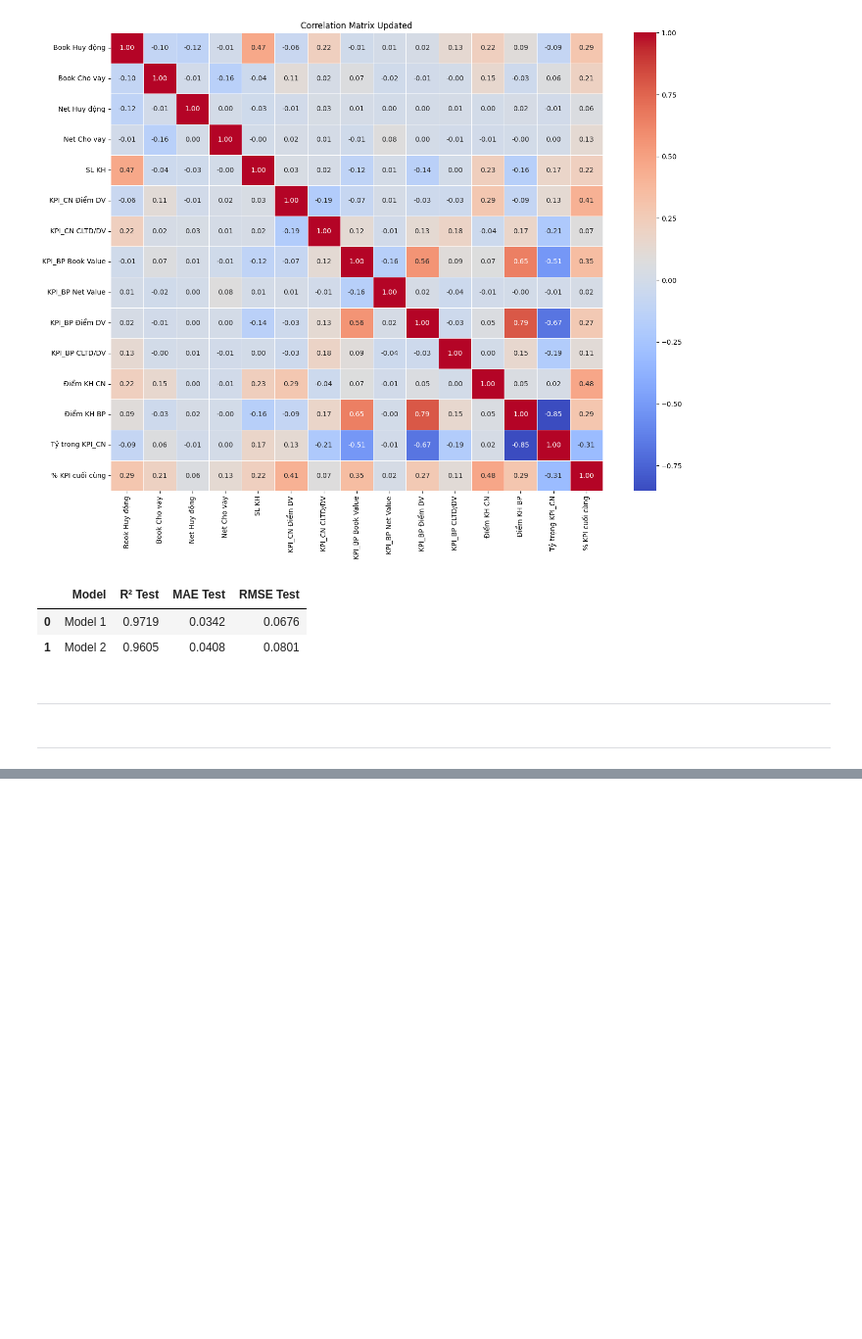
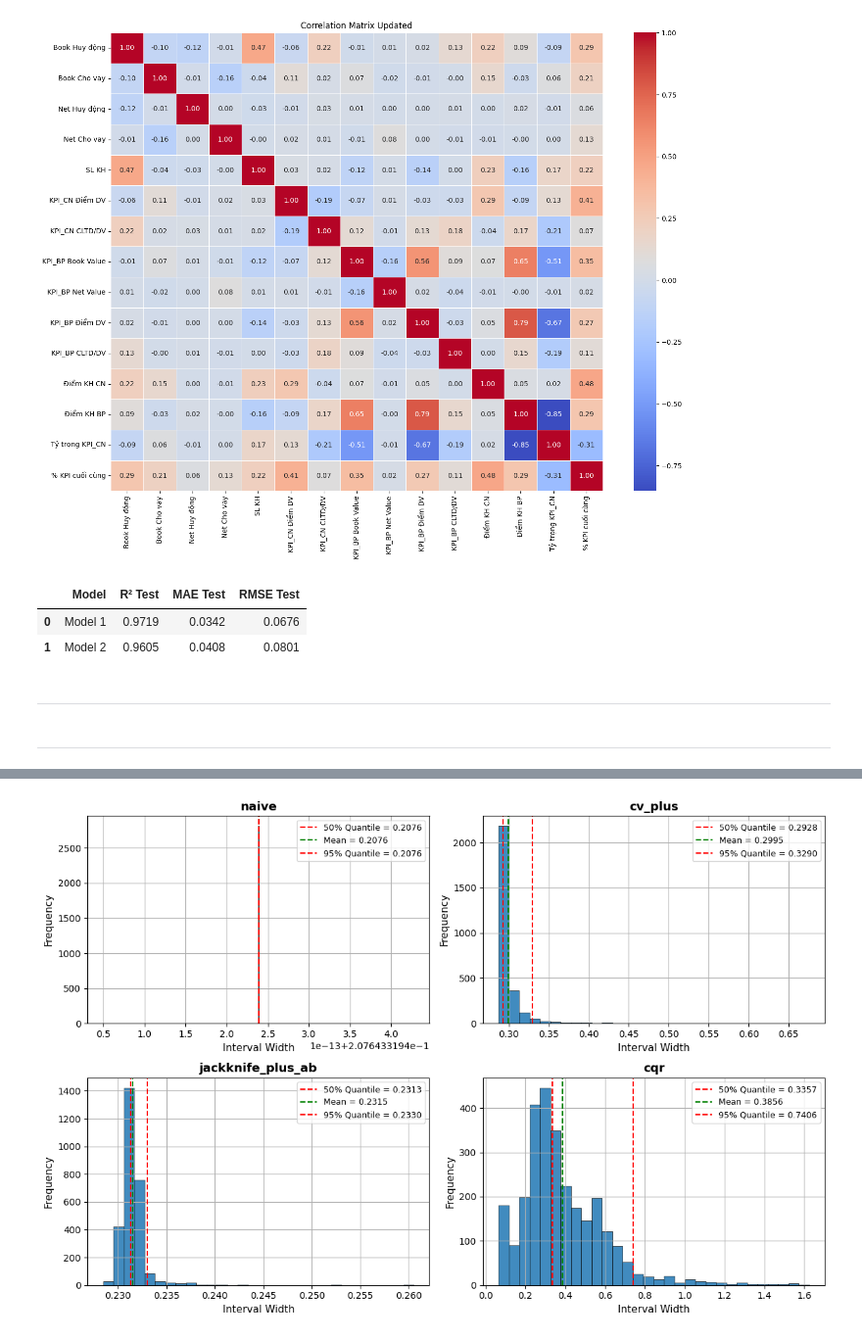
Before and after one commit to Tabaoan/FoxAI-Banking-MLs, a Jupyter notebook: Conformal/TESTING MAPIE REG/KPI_Test 5 MAX ACCEPTABLE WIDTH.ipynb, the cells around one changed output, grey strips where cells are left out. Shown at 98% size. Cells and saved outputs as stored; diff of their text form; code cells hidden in the pictures; blank space fills up the shorter version.

```diff
--- a/Conformal/TESTING MAPIE REG/KPI_Test 5 Checkpoint best 2 model.ipynb
+++ b/Conformal/TESTING MAPIE REG/KPI_Test 5 MAX ACCEPTABLE WIDTH.ipynb
@@ -297,0 +486,41 @@ alpha = 0.05
+# %%
+def plot_width_distribution(ax, strat):
+    widths = upper_bound[strat] - lower_bound[strat]
+
+    # Thống kê cơ bản
+    w1 = np.quantile(widths, 0.5)
+    w2 = np.quantile(widths, 0.95)
+    w3 = np.mean(widths)
+    std_width = np.std(widths)
+
+    # Xử lý bins: nếu std quá nhỏ thì dùng 1 bin duy nhất
+    if std_width < 1e-6:
+        bins = 1
+    else:
+        bins = 30
+
+    # Plot histogram
+    ax.hist(widths, bins=bins, edgecolor='black', alpha=0.85, linewidth=0.5)
+
+    # Đường kẻ thống kê
+    l1 = ax.axvline(w1, color='red', linestyle='--', linewidth=1.5, label=f"50% Quantile = {w1:.4f}")
+    l3 = ax.axvline(w3, color='green', linestyle='--', linewidth=1.5, label=f"Mean = {w3:.4f}")
+    l2 = ax.axvline(w2, color='red', linestyle='--', linewidth=1.5, label=f"95% Quantile = {w2:.4f}")
+    ax.legend(handles=[l1, l3, l2], loc="upper right", fontsize=9)
+
+    # Decor
+    ax.set_title(strat, fontsize=13, fontweight='bold')
+    ax.set_xlabel("Interval Width", fontsize=11)
+    ax.set_ylabel("Frequency", fontsize=11)
+    ax.grid(True)
+
+fig, axs = plt.subplots(2, 2, figsize=(12, 8))
+axs = axs.flatten()
+
+for idx, strat in enumerate(STRATEGIES.keys()):
+    plot_width_distribution(axs[idx], strat)
+
+plt.tight_layout()
+plt.show()
+# %% [output]
+[figure, added]
```
Also changed, not shown: parts of 20 cells of this notebook.
